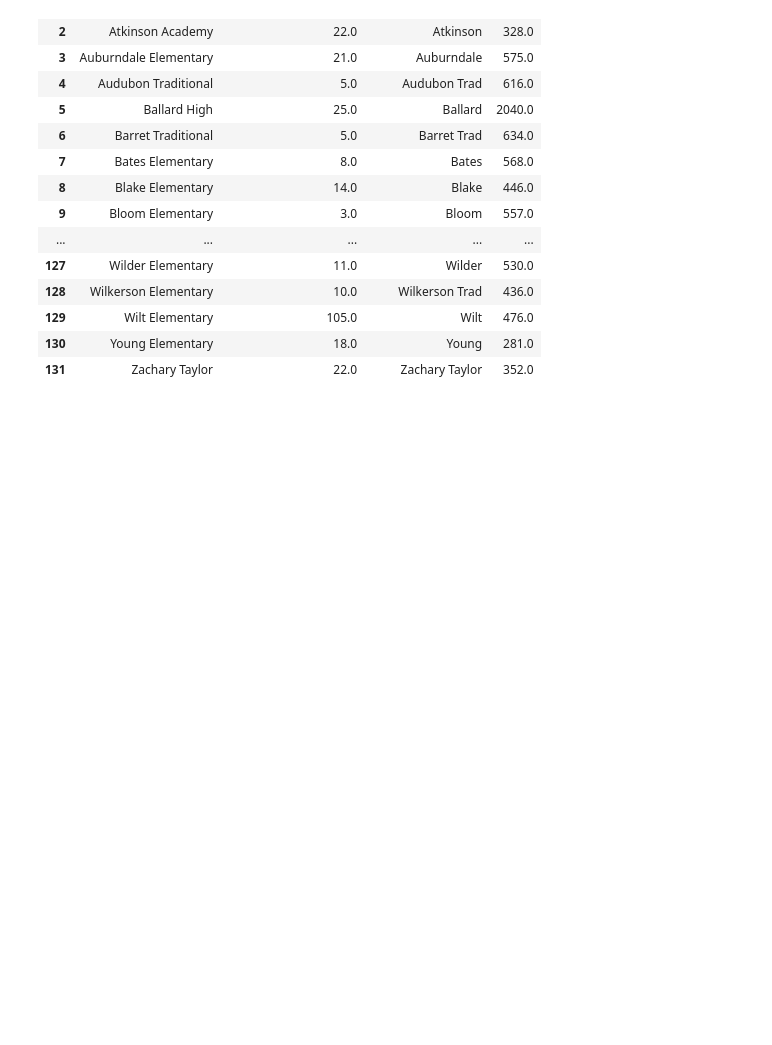
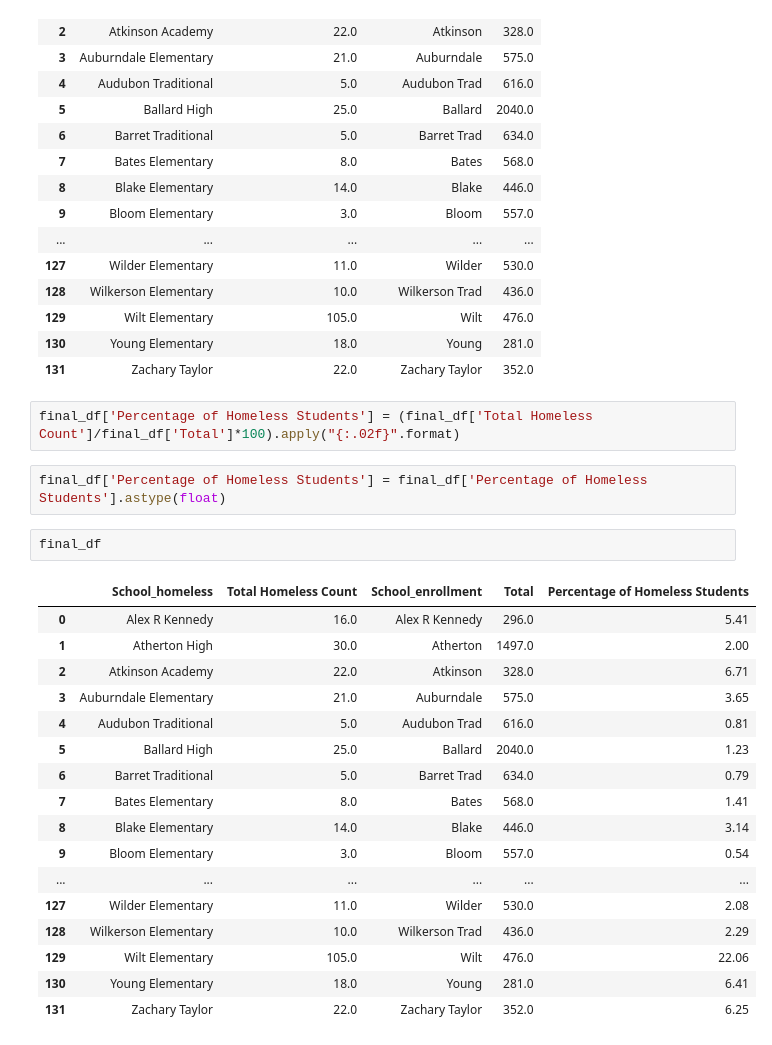
Before and after one commit to jaiduncan/JCPSHomelessPopulation, a Jupyter notebook: homeless.ipynb, the cells around one changed output. Drawn from its saved outputs; the diff is of its cells as text; blank space fills up the shorter version.

Commit message:
merged df & df2 columns to find percentage

```diff
--- a/homeless.ipynb
+++ b/homeless.ipynb
@@ -251,3 +251,27 @@ memory usage: 4.2+ KB
 | 129 | Wilt Elementary | 105.0 | Wilt | 476.0 |
 | 130 | Young Elementary | 18.0 | Young | 281.0 |
 | 131 | Zachary Taylor | 22.0 | Zachary Taylor | 352.0 |
+# %%
+final_df['Percentage of Homeless Students'] = (final_df['Total Homeless Count']/final_df['Total']*100).apply("{:.02f}".format)
+# %%
+final_df['Percentage of Homeless Students'] = final_df['Percentage of Homeless Students'].astype(float)
+# %%
+final_df
+# %% [output]
+|  | School_homeless | Total Homeless Count | School_enrollment | Total | Percentage of Homeless Students |
+| 0 | Alex R Kennedy | 16.0 | Alex R Kennedy | 296.0 | 5.41 |
+| 1 | Atherton High | 30.0 | Atherton | 1497.0 | 2.00 |
+| 2 | Atkinson Academy | 22.0 | Atkinson | 328.0 | 6.71 |
+| 3 | Auburndale Elementary | 21.0 | Auburndale | 575.0 | 3.65 |
+| 4 | Audubon Traditional | 5.0 | Audubon Trad | 616.0 | 0.81 |
+| 5 | Ballard High | 25.0 | Ballard | 2040.0 | 1.23 |
+| 6 | Barret Traditional | 5.0 | Barret Trad | 634.0 | 0.79 |
+| 7 | Bates Elementary | 8.0 | Bates | 568.0 | 1.41 |
+| 8 | Blake Elementary | 14.0 | Blake | 446.0 | 3.14 |
+| 9 | Bloom Elementary | 3.0 | Bloom | 557.0 | 0.54 |
+| ... | ... | ... | ... | ... | ... |
+| 127 | Wilder Elementary | 11.0 | Wilder | 530.0 | 2.08 |
+| 128 | Wilkerson Elementary | 10.0 | Wilkerson Trad | 436.0 | 2.29 |
+| 129 | Wilt Elementary | 105.0 | Wilt | 476.0 | 22.06 |
+| 130 | Young Elementary | 18.0 | Young | 281.0 | 6.41 |
+| 131 | Zachary Taylor | 22.0 | Zachary Taylor | 352.0 | 6.25 |
```
